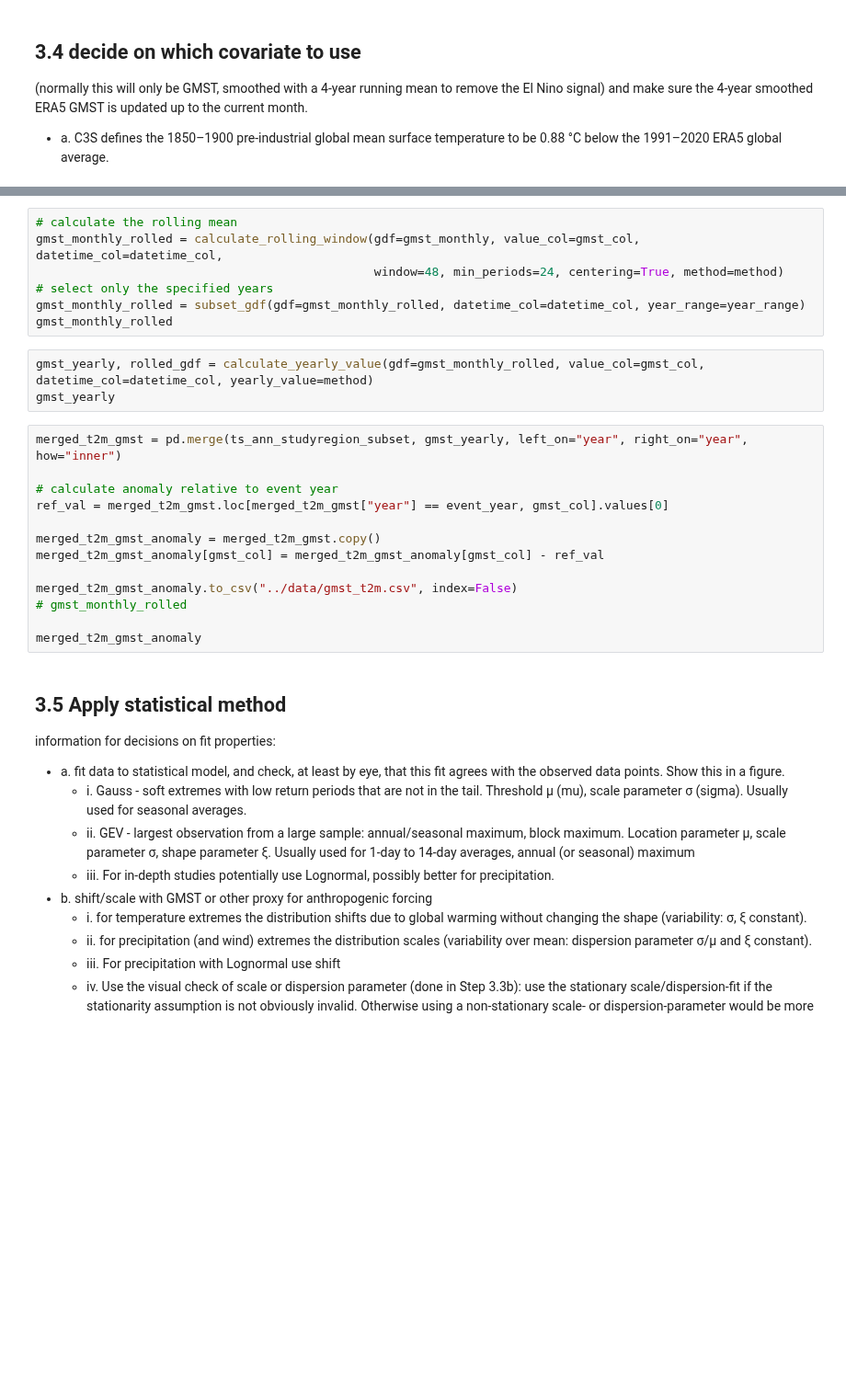
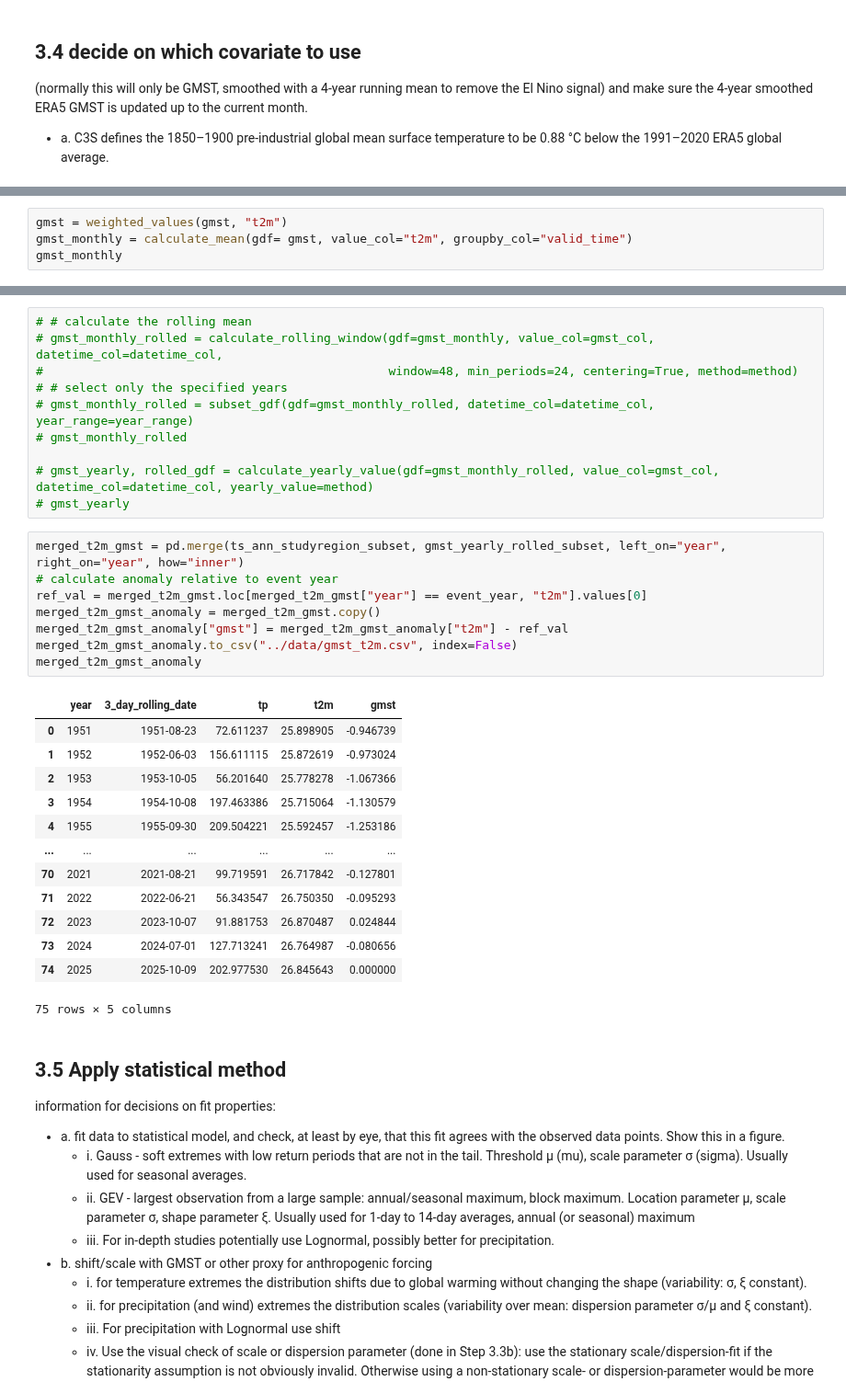
Before and after one commit to izpinto/c3s-451, a Jupyter notebook: library/C3S_TrendAnalysis_Tjerk.ipynb, the cells around one changed output, grey strips where cells are left out. Shown at 92% size. Drawn from its saved outputs; the diff is of its cells as text; blank space fills up the shorter version.

```diff
--- a/library/C3S_TrendAnalysis_Tjerk.ipynb
+++ b/library/C3S_TrendAnalysis_Tjerk.ipynb
@@ -464,0 +386,4 @@ ts_seasonal_cycle.groupby(groupby_col)[value_col].mean().reset_index()
+# %%
+gmst = weighted_values(gmst, "t2m")
+gmst_monthly = calculate_mean(gdf= gmst, value_col="t2m", groupby_col="valid_time")
+gmst_monthly
@@ -465,26 +566,35 @@ ts_seasonal_cycle.groupby(groupby_col)[value_col].mean().reset_index()
 # %%
-# calculate the rolling mean
-gmst_monthly_rolled = calculate_rolling_window(gdf=gmst_monthly, value_col=gmst_col, datetime_col=datetime_col,
-                                               window=48, min_periods=24, centering=True, method=method)
-# select only the specified years
-gmst_monthly_rolled = subset_gdf(gdf=gmst_monthly_rolled, datetime_col=datetime_col, year_range=year_range)
-gmst_monthly_rolled
+# # calculate the rolling mean
+# gmst_monthly_rolled = calculate_rolling_window(gdf=gmst_monthly, value_col=gmst_col, datetime_col=datetime_col,
+#                                                window=48, min_periods=24, centering=True, method=method)
+# # select only the specified years
+# gmst_monthly_rolled = subset_gdf(gdf=gmst_monthly_rolled, datetime_col=datetime_col, year_range=year_range)
+# gmst_monthly_rolled
+
+# gmst_yearly, rolled_gdf = calculate_yearly_value(gdf=gmst_monthly_rolled, value_col=gmst_col, datetime_col=datetime_col, yearly_value=method)
+# gmst_yearly
-# %%
-gmst_yearly, rolled_gdf = calculate_yearly_value(gdf=gmst_monthly_rolled, value_col=gmst_col, datetime_col=datetime_col, yearly_value=method)
-gmst_yearly
-# %%
-merged_t2m_gmst = pd.merge(ts_ann_studyregion_subset, gmst_yearly, left_on="year", right_on="year", how="inner")
-
-# calculate anomaly relative to event year
-ref_val = merged_t2m_gmst.loc[merged_t2m_gmst["year"] == event_year, gmst_col].values[0]
-
-merged_t2m_gmst_anomaly = merged_t2m_gmst.copy()
-merged_t2m_gmst_anomaly[gmst_col] = merged_t2m_gmst_anomaly[gmst_col] - ref_val
-
-merged_t2m_gmst_anomaly.to_csv("../data/gmst_t2m.csv", index=False)
-# gmst_monthly_rolled
-
-merged_t2m_gmst_anomaly
+# %%
+merged_t2m_gmst = pd.merge(ts_ann_studyregion_subset, gmst_yearly_rolled_subset, left_on="year", right_on="year", how="inner")
+# calculate anomaly relative to event year
+ref_val = merged_t2m_gmst.loc[merged_t2m_gmst["year"] == event_year, "t2m"].values[0]
+merged_t2m_gmst_anomaly = merged_t2m_gmst.copy()
+merged_t2m_gmst_anomaly["gmst"] = merged_t2m_gmst_anomaly["t2m"] - ref_val
+merged_t2m_gmst_anomaly.to_csv("../data/gmst_t2m.csv", index=False)
+merged_t2m_gmst_anomaly
+# %% [output]
+|  | year | 3_day_rolling_date | tp | t2m | gmst |
+| 0 | 1951 | 1951-08-23 | 72.611237 | 25.898905 | -0.946739 |
+| 1 | 1952 | 1952-06-03 | 156.611115 | 25.872619 | -0.973024 |
+| 2 | 1953 | 1953-10-05 | 56.201640 | 25.778278 | -1.067366 |
+| 3 | 1954 | 1954-10-08 | 197.463386 | 25.715064 | -1.130579 |
+| 4 | 1955 | 1955-09-30 | 209.504221 | 25.592457 | -1.253186 |
+| ... | ... | ... | ... | ... | ... |
+| 70 | 2021 | 2021-08-21 | 99.719591 | 26.717842 | -0.127801 |
+| 71 | 2022 | 2022-06-21 | 56.343547 | 26.750350 | -0.095293 |
+| 72 | 2023 | 2023-10-07 | 91.881753 | 26.870487 | 0.024844 |
+| 73 | 2024 | 2024-07-01 | 127.713241 | 26.764987 | -0.080656 |
+| 74 | 2025 | 2025-10-09 | 202.977530 | 26.845643 | 0.000000 |
+75 rows × 5 columns
 # %% [markdown]
 ## 3.5 Apply statistical method
 information for decisions on fit properties:
```
Also changed, not shown: parts of 25 cells of this notebook.
